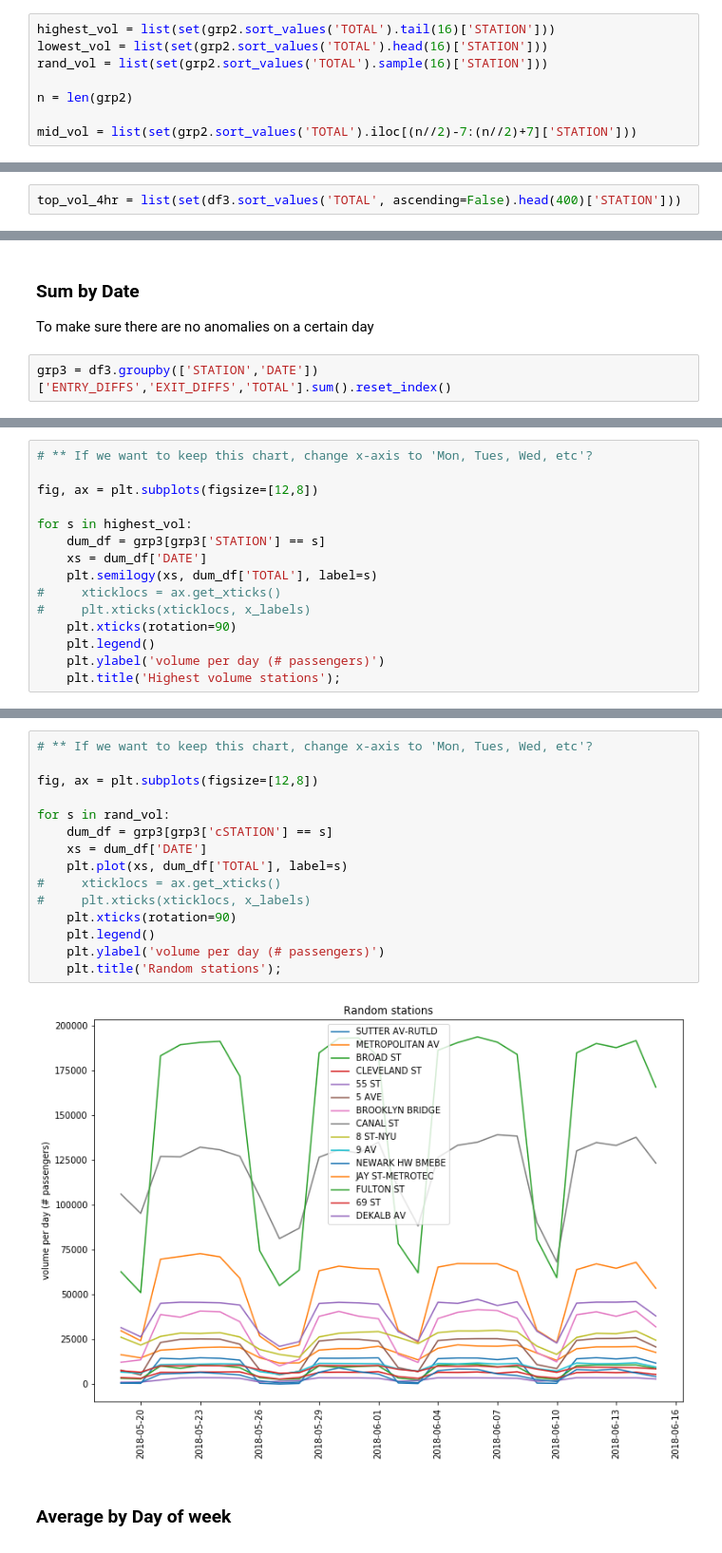
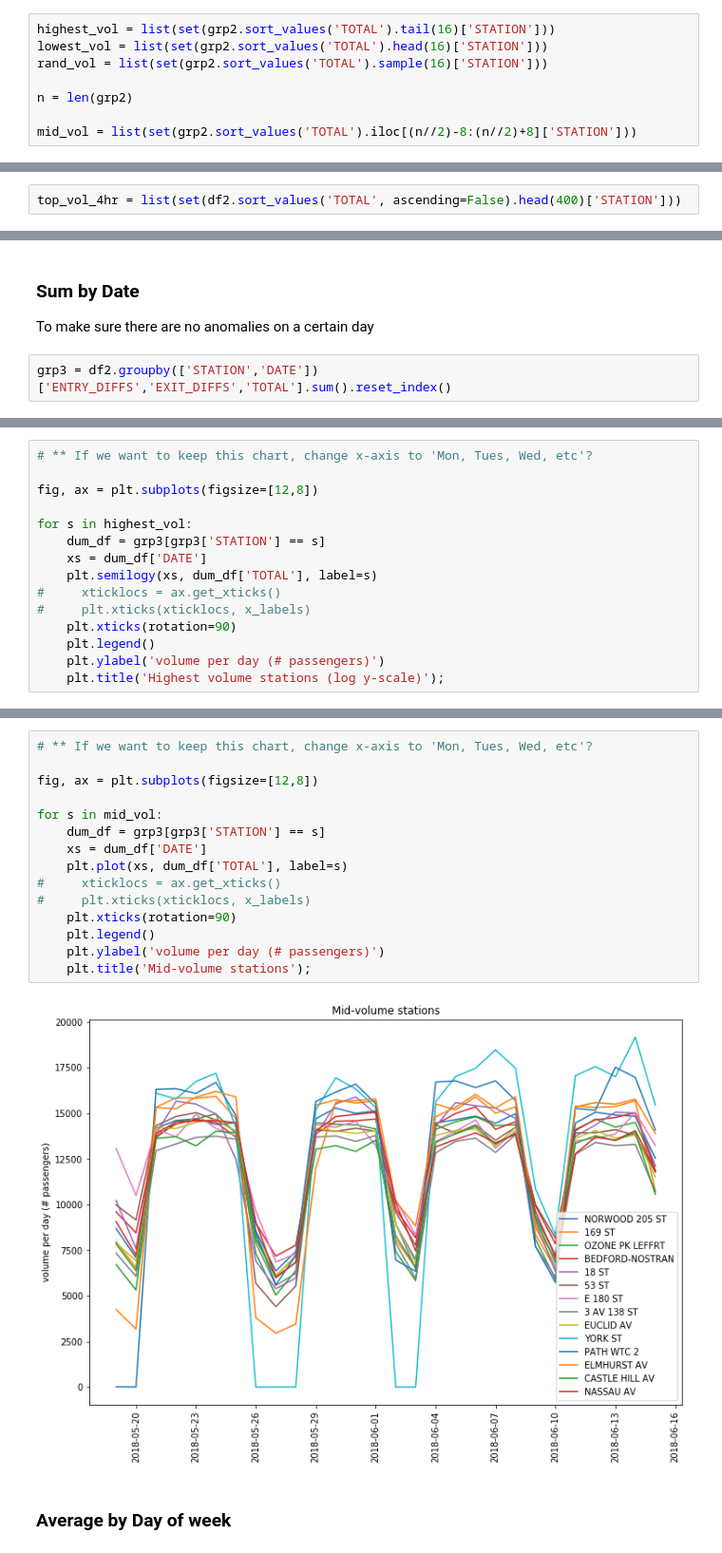
Before and after one commit to luketibbott/benson, a Jupyter notebook: benson_EDA-KF.ipynb, the cells around one changed output, grey strips where cells are left out. Shown at 95% size. Cells and saved outputs as stored; diff of their text form.

```diff
--- a/benson_EDA-KF.ipynb
+++ b/benson_EDA-KF.ipynb
@@ -89,7 +65,7 @@ rand_vol = list(set(grp2.sort_values('TOTAL').sample(16)['STATION']))
 
 n = len(grp2)
 
-mid_vol = list(set(grp2.sort_values('TOTAL').iloc[(n//2)-7:(n//2)+7]['STATION']))
+mid_vol = list(set(grp2.sort_values('TOTAL').iloc[(n//2)-8:(n//2)+8]['STATION']))
 # %% [markdown]
 ## ANALYZE DATA
 # %% [markdown]
@@ -99,7 +75,7 @@ What stations experience the top volume in a 4-hr period?
 # %% [markdown]
 Play with # in head() to get desired # of stations
 # %%
-top_vol_4hr = list(set(df3.sort_values('TOTAL', ascending=False).head(400)['STATION']))
+top_vol_4hr = list(set(df2.sort_values('TOTAL', ascending=False).head(400)['STATION']))
 # %% [markdown]
 The same stations have highest volume within a 4-hour period and summed over a month:
 # %%
@@ -206,7 +225,7 @@ Compute chaos and weekend diff as % of total
 
 To make sure there are no anomalies on a certain day
 # %%
-grp3 = df3.groupby(['STATION','DATE'])['ENTRY_DIFFS','EXIT_DIFFS','TOTAL'].sum().reset_index()
+grp3 = df2.groupby(['STATION','DATE'])['ENTRY_DIFFS','EXIT_DIFFS','TOTAL'].sum().reset_index()
 # %%
 # ** If we want to keep this chart, change x-axis to 'Mon, Tues, Wed, etc'?
 
@@ -238,5 +257,5 @@ for s in highest_vol:
     plt.xticks(rotation=90)
     plt.legend()
     plt.ylabel('volume per day (# passengers)')
-    plt.title('Highest volume stations');
+    plt.title('Highest volume stations (log y-scale)');
 # %% [output]
@@ -261,20 +280,20 @@ for s in lowest_vol:
 # %%
 # ** If we want to keep this chart, change x-axis to 'Mon, Tues, Wed, etc'?
 
 fig, ax = plt.subplots(figsize=[12,8])
 
-for s in rand_vol:
-    dum_df = grp3[grp3['cSTATION'] == s]
+for s in mid_vol:
+    dum_df = grp3[grp3['STATION'] == s]
     xs = dum_df['DATE']
     plt.plot(xs, dum_df['TOTAL'], label=s)
 #     xticklocs = ax.get_xticks()
 #     plt.xticks(xticklocs, x_labels)
     plt.xticks(rotation=90)
     plt.legend()
     plt.ylabel('volume per day (# passengers)')
-    plt.title('Random stations');
+    plt.title('Mid-volume stations');
 # %% [output]
-[figure, old version]
+[figure, new version]
 # %% [markdown]
 ### Average by Day of week
 # %%
```
Also changed, not shown: parts of 65 cells of this notebook.
